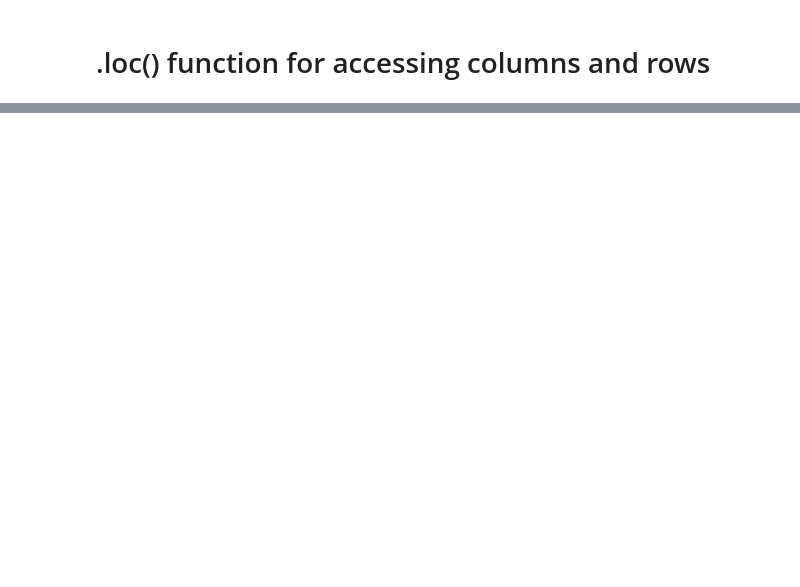
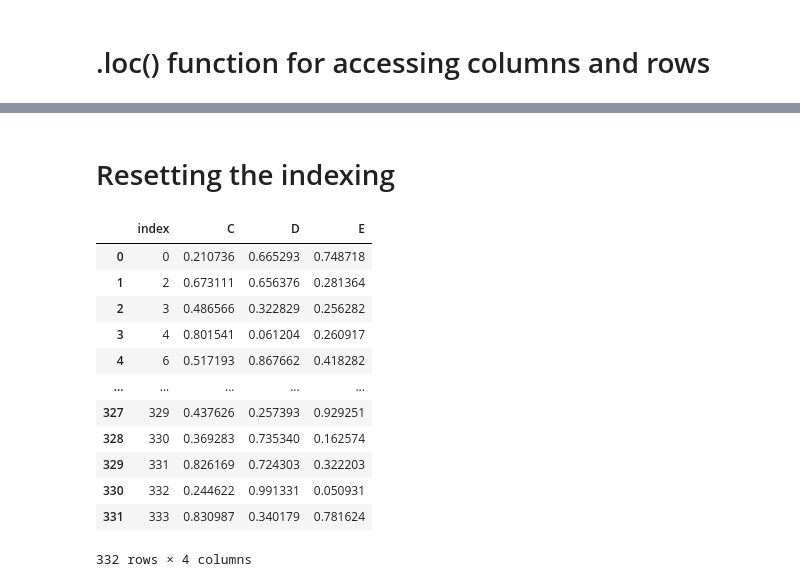
Before and after one commit to karandeeppotato/Pandas-Notes, a Jupyter notebook: Pandas Notes.ipynb, the cells around one changed output, grey strips where cells are left out. Drawn from its saved outputs; the diff is of its cells as text; code cells hidden in the pictures; blank space fills up the shorter version.

```diff
--- a/Pandas Notes.ipynb
+++ b/Pandas Notes.ipynb
@@ -576,0 +663,2 @@ newdf.loc[[1,2],:]
+# %%
+newdf.drop([1,5],axis=0,inplace=True)
@@ -576,0 +681,18 @@ newdf.loc[[1,2],:]
+# %% [markdown]
+# Resetting the indexing
+# %%
+newdf.reset_index()
+# %% [output]
+|  | index | C | D | E |
+| 0 | 0 | 0.210736 | 0.665293 | 0.748718 |
+| 1 | 2 | 0.673111 | 0.656376 | 0.281364 |
+| 2 | 3 | 0.486566 | 0.322829 | 0.256282 |
+| 3 | 4 | 0.801541 | 0.061204 | 0.260917 |
+| 4 | 6 | 0.517193 | 0.867662 | 0.418282 |
+| ... | ... | ... | ... | ... |
+| 327 | 329 | 0.437626 | 0.257393 | 0.929251 |
+| 328 | 330 | 0.369283 | 0.735340 | 0.162574 |
+| 329 | 331 | 0.826169 | 0.724303 | 0.322203 |
+| 330 | 332 | 0.244622 | 0.991331 | 0.050931 |
+| 331 | 333 | 0.830987 | 0.340179 | 0.781624 |
+332 rows × 4 columns
```
Also changed, not shown: parts of 71 cells of this notebook, 3 other files.
